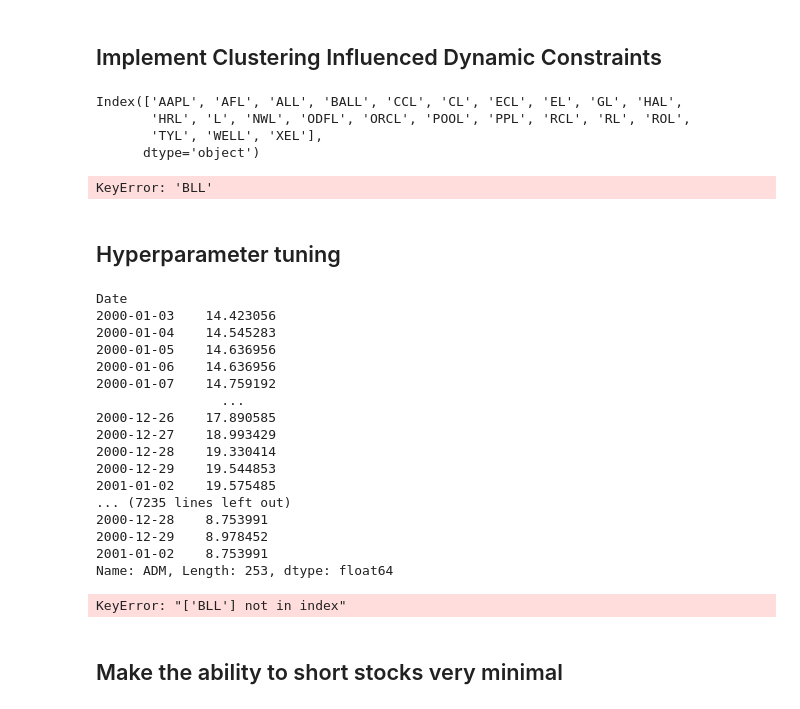
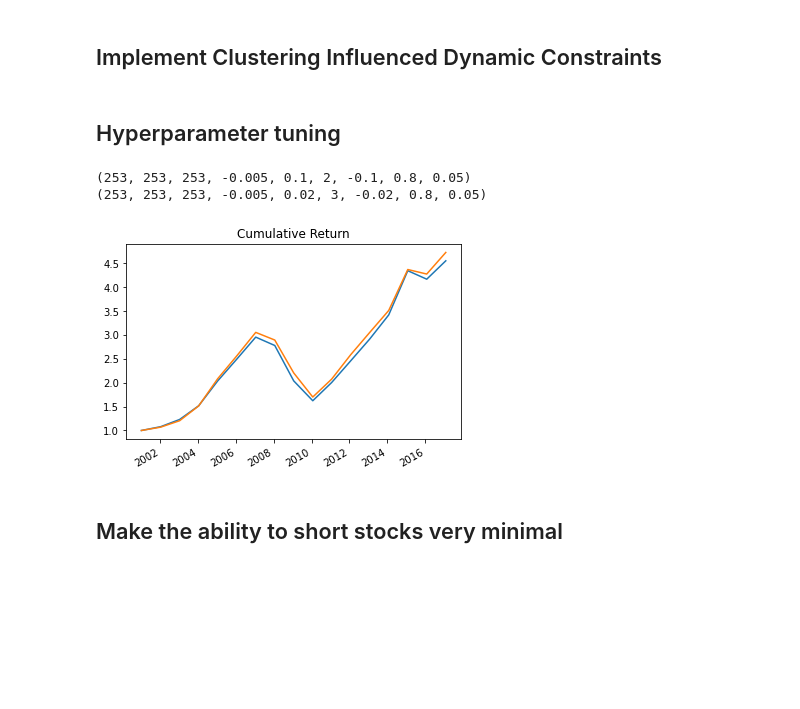
Before and after one commit to thEKurz/Opt_Modeling, a Jupyter notebook: Optimization_Clustering_bayesian_update_EK.ipynb, the cells around one changed output. Cells and saved outputs as stored; diff of their text form; code cells hidden in the pictures; blank space fills up the shorter version.

```diff
--- a/Optimization_Clustering_bayesian_update_EK.ipynb
+++ b/Optimization_Clustering_bayesian_update_EK.ipynb
@@ -193,4 +170,5 @@ def Portfolio_backtest(weight_vector) :
     total_return=(port_returns+1).cumprod()
     total_return.plot()
     plt.title('Cumulative Return')
+    return port_returns
 # %%
@@ -303,7 +279,7 @@ import warnings
 warnings.filterwarnings('ignore')
 # %%
 def Markowits_Bayes_Cluster_Rebalance(securities_vector, rebalance_period=21,prior_period = 253*5, update_period=0,
-                                      verbose=True,weight_bounds=(-.01,.1), cluster_u_coef=1.25, cluster_l_coef=.5,
+                                      verbose=False,weight_bounds=(-.01,.1), cluster_u_coef=1.25, cluster_l_coef=.5,
                                       corr_thresh = .75,leave_out_pct = .1, clust_num = None):
     i=1
     i_ =round((len(securities_vector)-prior_period)/rebalance_period)
@@ -333,7 +309,6 @@ def Markowits_Bayes_Cluster_Rebalance(securities_vector, rebalance_period=21,pri
             for i in range(num):
                 stocksNcluster = clusters.loc[clusters['cluster']==i].index
                 for stock in stocksNcluster:
-                    print(update_vector[stocksNcluster])
                     mu.loc[stock] = calculate_posterior_mean(prior_vector[stock].pct_change().dropna().to_numpy(),
                                                              update_vector[stocksNcluster].pct_change().dropna().to_numpy())
 
@@ -352,17 +327,6 @@ def Markowits_Bayes_Cluster_Rebalance(securities_vector, rebalance_period=21,pri
     weight_df.index=dates
 
     return weight_df, cluster_ts
-# %%
-SP_Close.columns[SP_Close.columns.str.endswith('L')]
-# %% [output]
-Index(['AAPL', 'AFL', 'ALL', 'BALL', 'CCL', 'CL', 'ECL', 'EL', 'GL', 'HAL',
-       'HRL', 'L', 'NWL', 'ODFL', 'ORCL', 'POOL', 'PPL', 'RCL', 'RL', 'ROL',
-       'TYL', 'WELL', 'XEL'],
-      dtype='object')
-# %%
-SP_Close.loc[:,'BLL']
-# %% [output]
-KeyError: 'BLL'
 # %% [markdown]
 ## Hyperparameter tuning
 # %%
@@ -376,7 +340,7 @@ def random_grid_search(securities_vec, number_of_samples = 50,
                        rebal_prd_list = [21,63,253],
                        prior_prd_list = [253,2*253,5*253],
                        update_prd_list = [21,63, 253],
-                       low_stk_bound_list = [-.007, -.005, -.001],
+                       low_stk_bound_list = [-.007, -.005, -.003],
                        up_stk_bound_list = [.01,.02,.05,.1],
                        cluster_u_coef_list = [2,3,5],
                        cluster_l_coef_list = [-.02, -.05, -.1],
@@ -385,7 +349,7 @@ def random_grid_search(securities_vec, number_of_samples = 50,
 
 
     permutations = []
-    df = pd.DataFrame()
+    tuple_returns_dict = {}
     for rebal,prior,update,lstk,ustk,clu,cll,corr,stock in itertools.product(rebal_prd_list, prior_prd_list, update_prd_list, low_stk_bound_list, \
                                                     up_stk_bound_list,cluster_u_coef_list, cluster_l_coef_list, corr_thesh_list, stock_tresh_list):
         if update_prd_list >= rebal_prd_list:
@@ -393,34 +357,20 @@ def random_grid_search(securities_vec, number_of_samples = 50,
     list_of_tuples = random.sample(permutations, number_of_samples)
 
     for tuuple in list_of_tuples:
-        #print(tuuple)
+        print(tuuple)
         weights,_ = Markowits_Bayes_Cluster_Rebalance(securities_vec, rebalance_period=tuuple[0],prior_period = tuuple[1],update_period=tuuple[2],\
                                       verbose=False, weight_bounds=(tuuple[3],tuuple[4]), cluster_u_coef=tuuple[5], cluster_l_coef=tuuple[6],\
                                           corr_thresh = tuuple[7], leave_out_pct = tuuple[8], clust_num = None)
-    performance_series = Portfolio_backtest(weights)
-    df = df.concat(performance_series)
-    return df
+        performance_series = Portfolio_backtest(weights)
+
+        tuple_returns_dict[tuuple] = performance_series
+    return tuple_returns_dict
 # %%
-random_grid_search(SP_Close[:-1006],number_of_samples=2)
+dictionary = random_grid_search(SP_Close[:-1006], number_of_samples=150)
 # %% [output]
-Date
-2000-01-03    14.423056
-2000-01-04    14.545283
-2000-01-05    14.636956
-2000-01-06    14.636956
-2000-01-07    14.759192
-                ...
-2000-12-26    17.890585
-2000-12-27    18.993429
-2000-12-28    19.330414
-2000-12-29    19.544853
-2001-01-02    19.575485
-... (7235 lines left out)
-2000-12-28    8.753991
-2000-12-29    8.978452
-2001-01-02    8.753991
-Name: ADM, Length: 253, dtype: float64
+(253, 253, 253, -0.005, 0.1, 2, -0.1, 0.8, 0.05)
+(253, 253, 253, -0.005, 0.02, 3, -0.02, 0.8, 0.05)
-KeyError: "['BLL'] not in index"
+[figure, added]
 # %% [markdown]
 ## Make the ability to short stocks very minimal
 # %%
```
Also changed, not shown: parts of 10 cells of this notebook.
